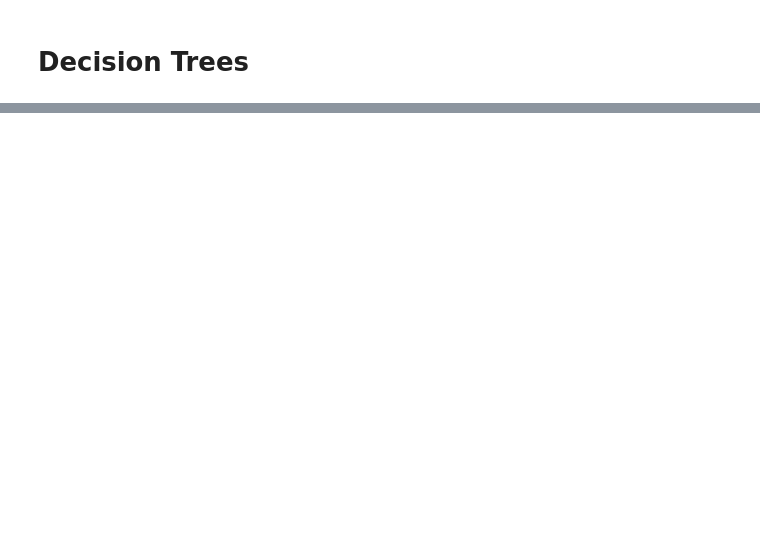
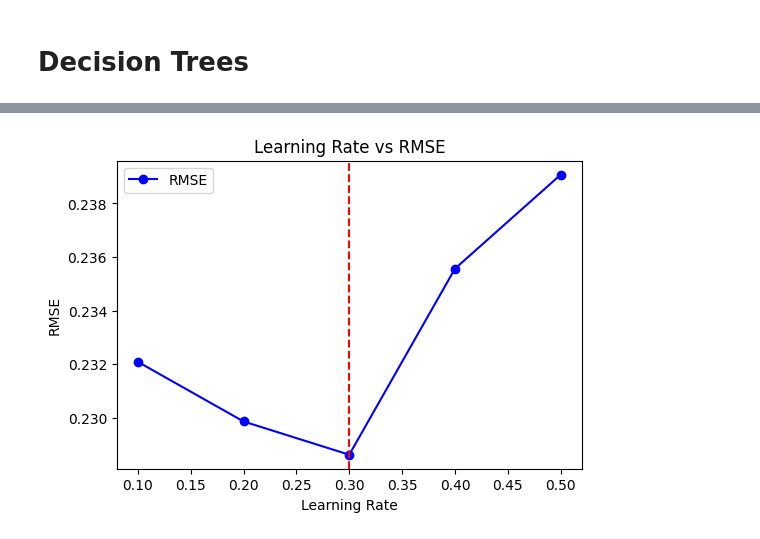
Before and after one commit to marcosbenicio/ML-zoomcamp, a Jupyter notebook: 06Trees/homework_6.ipynb, the cells around one changed output, grey strips where cells are left out. Saved outputs shown, nothing was run; the diff lists cells and outputs as text; code cells hidden in the pictures; blank space fills up the shorter version.

```diff
--- a/06Trees/homework_6.ipynb
+++ b/06Trees/homework_6.ipynb
@@ -237,0 +752,10 @@ $$
+# %%
+rf = RandomForestRegressor(n_estimators = 11, max_depth = 20, random_state =1,  n_jobs=-1)
+rf.fit(X_train, Y_train)
+
+feature_importance = rf.feature_importances_
+feature_names=dv.feature_names_
+
+most_important_features = pd.DataFrame({'feature': feature_names, 'importance': feature_importance} )\
+                            .sort_values(by='importance', ascending= True)
+display(most_important_features)
@@ -237,0 +807,34 @@ $$
+# %%
+DM_train = xgb.DMatrix(X_train, label = Y_train)
+DM_val = xgb.DMatrix(X_val, label = Y_val)
+watchlist = [(DM_train, 'train'), (DM_val, 'val')]
+
+xgb_params = {
+    'eta': None,
+    'max_depth': 6,
+    'min_child_weight': 1,
+    'objective': 'reg:squarederror',
+    'nthread': 8,
+    'seed': 1,
+    'verbosity': 1,
+}
+rmse_list = []
+etas = [0.1, 0.2,0.3, 0.4, 0.5]
+for eta in etas:
+    xgb_params['eta'] = eta
+    xgboost = xgb.train(xgb_params, DM_train, num_boost_round=100, evals=watchlist, verbose_eval=False)
+    Y_pred_xgb = xgboost.predict(DM_val)
+    rmse = np.sqrt(mean_squared_error(Y_val, Y_pred_xgb))
+    rmse_list.append(rmse)
+
+plt.figure(figsize=(6, 4))
+plt.plot(etas, rmse_list, label='RMSE', marker='o', color = 'blue')
+plt.axvline(x = 0.3, color='red', linestyle='--')
+
+plt.legend()
+plt.title('Learning Rate vs RMSE')
+plt.xlabel('Learning Rate')
+plt.ylabel('RMSE')
+plt.show()
+# %% [output]
+[figure, added]
```
Also changed, not shown: parts of 29 cells of this notebook, 2 other files.
